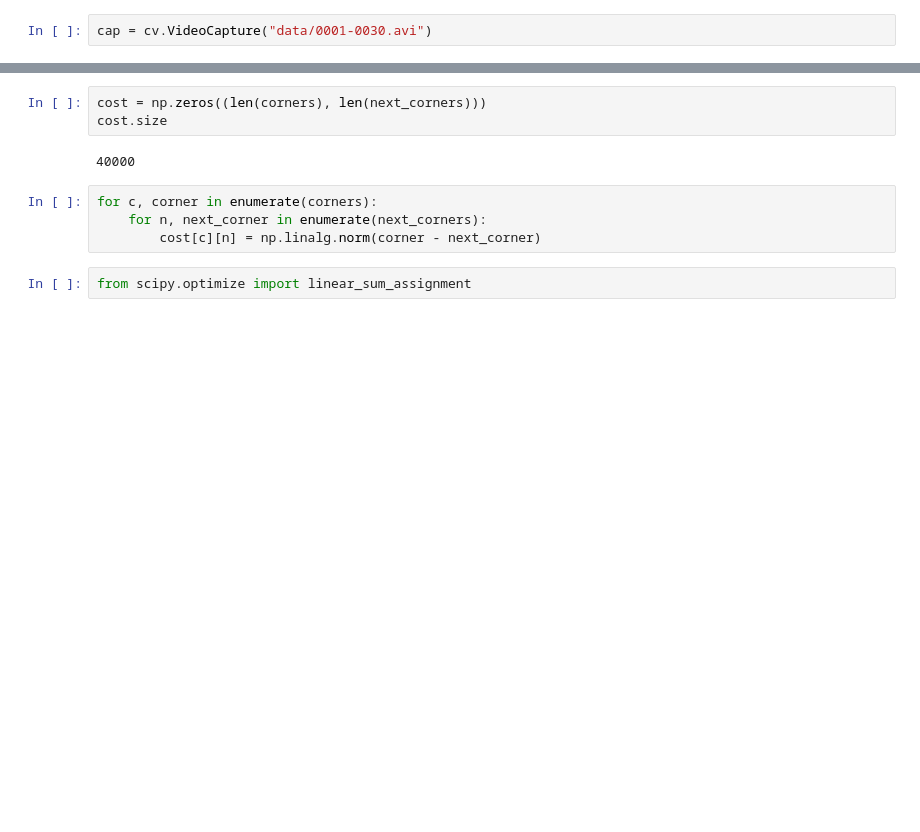
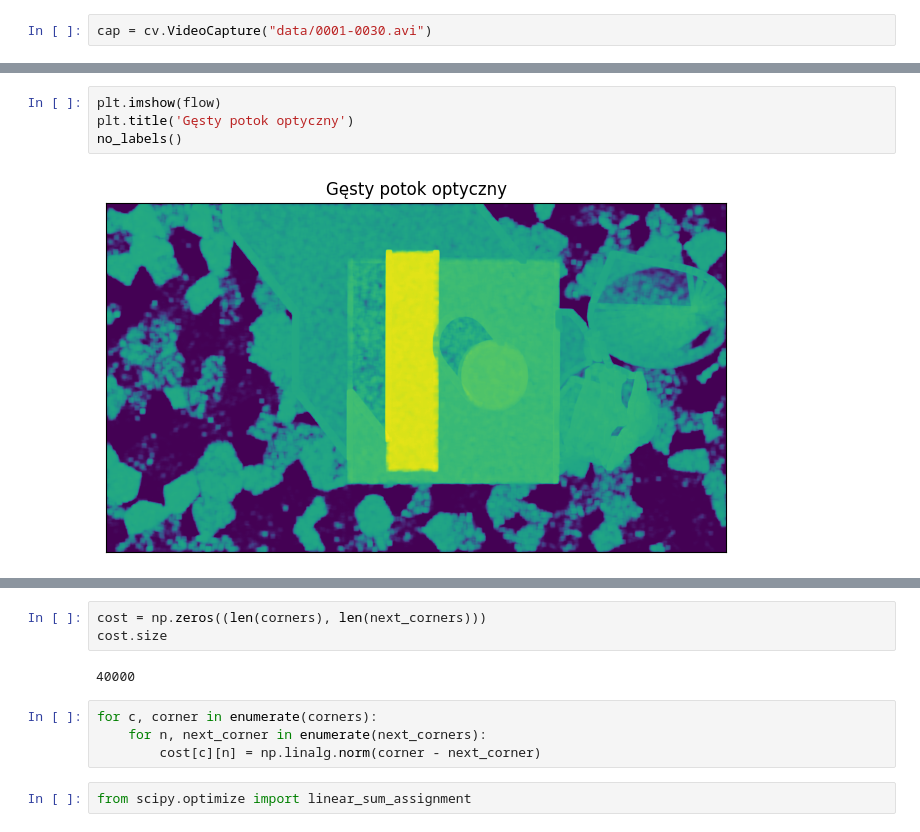
Before and after one commit to jacekdobrowolski/twm, a Jupyter notebook: test.ipynb, the cells around one changed output, grey strips where cells are left out. Saved outputs shown, nothing was run; the diff lists cells and outputs as text; blank space fills up the shorter version.

```diff
--- a/test.ipynb
+++ b/test.ipynb
@@ -50,3 +74,9 @@ plt.imshow(dense_flow(3))
+# %%
+plt.imshow(flow)
+plt.title('Gęsty potok optyczny')
+no_labels()
+# %% [output]
+[figure, added]
 # %%
 ret, img = cap.read()
 gray = cv.cvtColor(img,cv.COLOR_BGR2GRAY)
```
Also changed, not shown: parts of 9 cells of this notebook.
